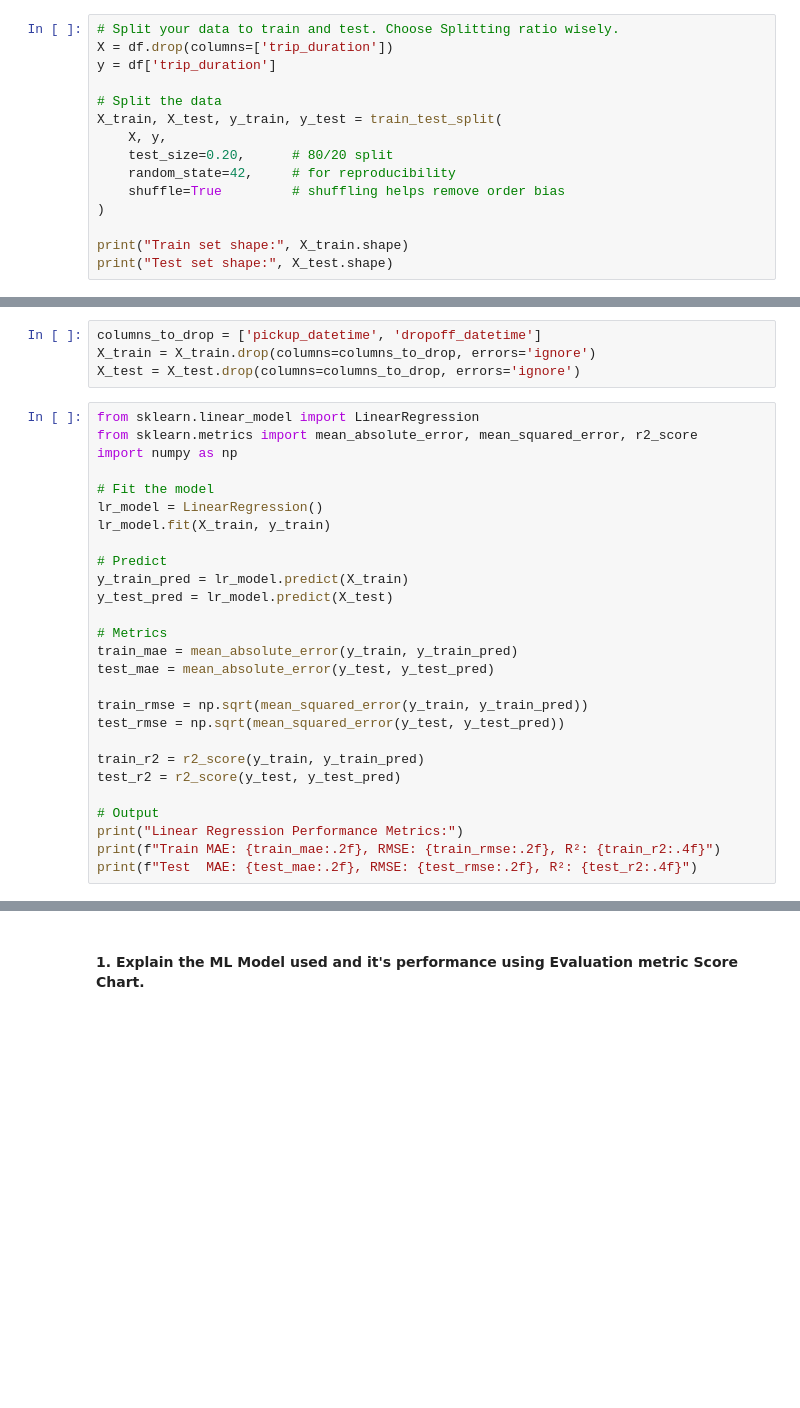
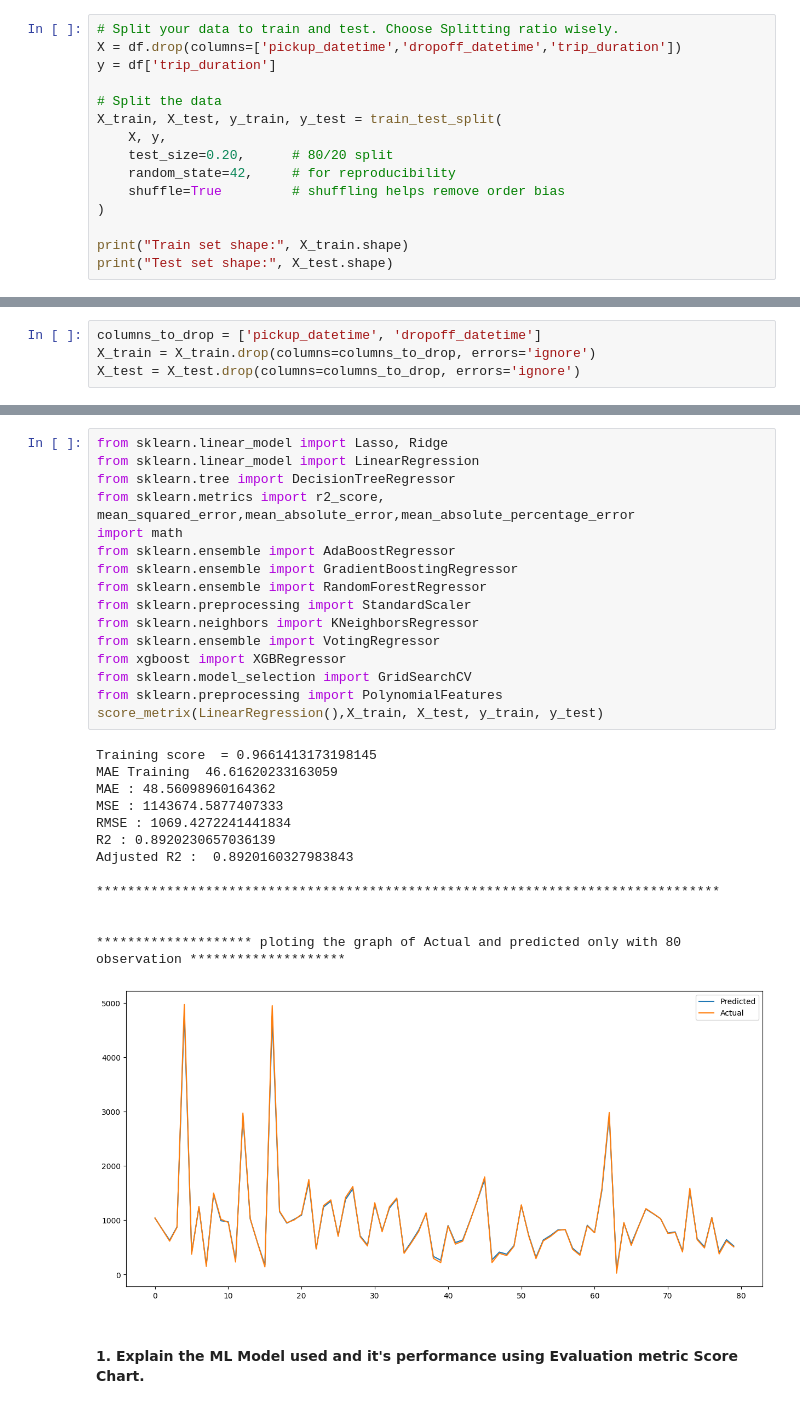
Before and after one commit to Dhairyasummi/NYC-TAXI-TRIP-REGRESSION, a Jupyter notebook: NYC_Trip.ipynb, the cells around one changed output, grey strips where cells are left out. Drawn from its saved outputs; the diff is of its cells as text; blank space fills up the shorter version.

```diff
--- a/NYC_Trip.ipynb
+++ b/NYC_Trip.ipynb
@@ -921,7 +930,7 @@ Final Shape: (1232725, 10)
 ### 6. Data Splitting
 # %%
 # Split your data to train and test. Choose Splitting ratio wisely.
-X = df.drop(columns=['trip_duration'])
+X = df.drop(columns=['pickup_datetime','dropoff_datetime','trip_duration'])
 y = df['trip_duration']
 
 # Split the data
@@ -949,30 +962,3 @@ Test set shape: (246545, 9)
 columns_to_drop = ['pickup_datetime', 'dropoff_datetime']
 X_train = X_train.drop(columns=columns_to_drop, errors='ignore')
 X_test = X_test.drop(columns=columns_to_drop, errors='ignore')
-# %%
-from sklearn.linear_model import LinearRegression
-from sklearn.metrics import mean_absolute_error, mean_squared_error, r2_score
-import numpy as np
-
-# Fit the model
-lr_model = LinearRegression()
-lr_model.fit(X_train, y_train)
-
-# Predict
-y_train_pred = lr_model.predict(X_train)
-y_test_pred = lr_model.predict(X_test)
-
-# Metrics
-train_mae = mean_absolute_error(y_train, y_train_pred)
-test_mae = mean_absolute_error(y_test, y_test_pred)
-
-train_rmse = np.sqrt(mean_squared_error(y_train, y_train_pred))
-test_rmse = np.sqrt(mean_squared_error(y_test, y_test_pred))
-
-train_r2 = r2_score(y_train, y_train_pred)
-test_r2 = r2_score(y_test, y_test_pred)
-
-# Output
-print("Linear Regression Performance Metrics:")
-print(f"Train MAE: {train_mae:.2f}, RMSE: {train_rmse:.2f}, R²: {train_r2:.4f}")
-print(f"Test  MAE: {test_mae:.2f}, RMSE: {test_rmse:.2f}, R²: {test_r2:.4f}")
@@ -983,3 +1056,33 @@ Test  MAE: 318.67, RMSE: 400.78, R²: 0.0155
+# %%
+from sklearn.linear_model import Lasso, Ridge
+from sklearn.linear_model import LinearRegression
+from sklearn.tree import DecisionTreeRegressor
+from sklearn.metrics import r2_score, mean_squared_error,mean_absolute_error,mean_absolute_percentage_error
+import math
+from sklearn.ensemble import AdaBoostRegressor
+from sklearn.ensemble import GradientBoostingRegressor
+from sklearn.ensemble import RandomForestRegressor
+from sklearn.preprocessing import StandardScaler
+from sklearn.neighbors import KNeighborsRegressor
+from sklearn.ensemble import VotingRegressor
+from xgboost import XGBRegressor
+from sklearn.model_selection import GridSearchCV
+from sklearn.preprocessing import PolynomialFeatures
+score_metrix(LinearRegression(),X_train, X_test, y_train, y_test)
+# %% [output]
+Training score  = 0.9661413173198145
+MAE Training  46.61620233163059
+MAE : 48.56098960164362
+MSE : 1143674.5877407333
+RMSE : 1069.4272241441834
+R2 : 0.8920230657036139
+Adjusted R2 :  0.8920160327983843
+
+********************************************************************************
+
+
+******************** ploting the graph of Actual and predicted only with 80 observation ********************
+[figure, added]
 # %% [markdown]
 #### 1. **Explain the ML Model used and it's performance using Evaluation metric Score Chart.**
 # %%
```
Also changed, not shown: parts of 34 cells of this notebook.
